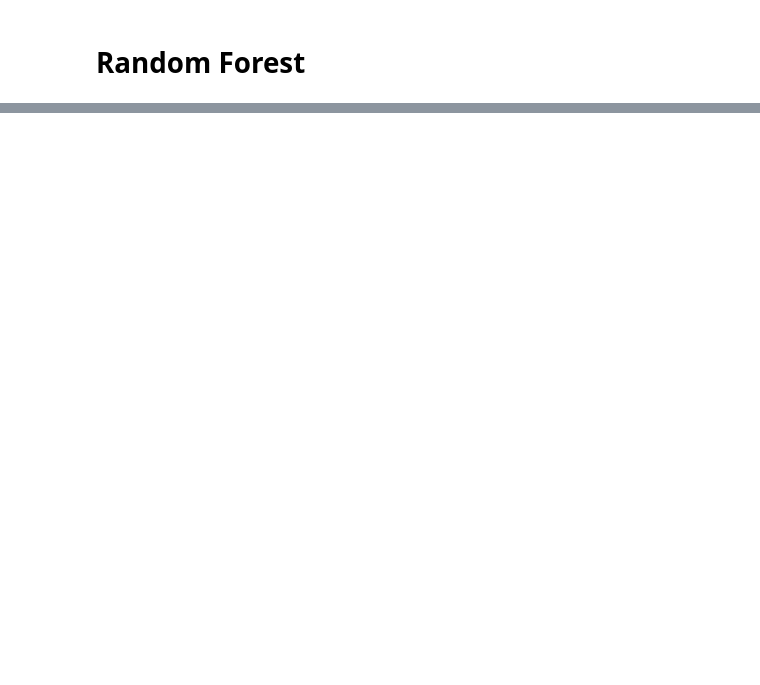
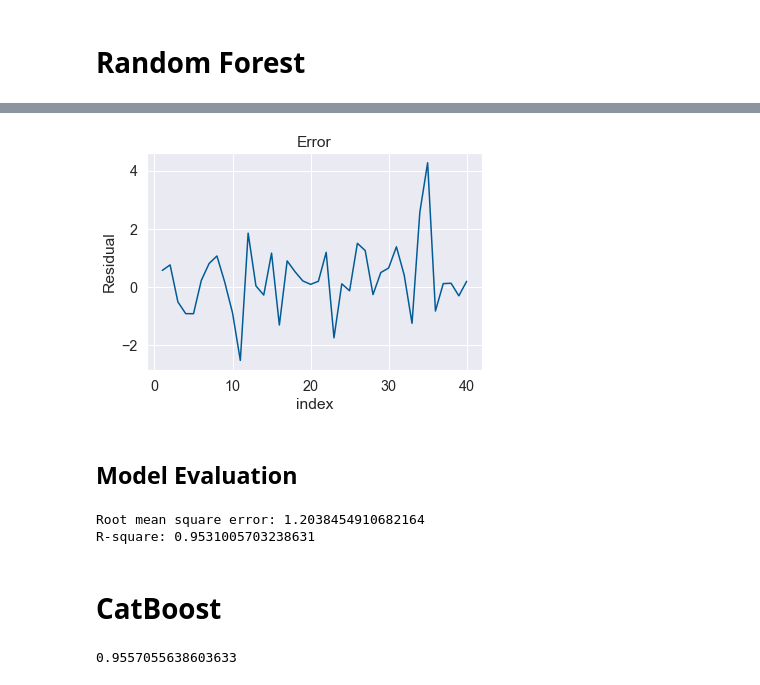
Before and after one commit to Aman123lug/Hacktoberfest2022, a Jupyter notebook: Sales Prediction.ipynb, the cells around one changed output, grey strips where cells are left out. Saved outputs shown, nothing was run; the diff lists cells and outputs as text; code cells hidden in the pictures; blank space fills up the shorter version.

```diff
--- a/Sales Prediction.ipynb
+++ b/Sales Prediction.ipynb
@@ -245,0 +275,12 @@ R-square: 0.9517058494681419
+# %%
+# Plotting the residuals
+resid_xgb = y_pred_xgb - y_test
+plt.plot(c, resid_xgb, color = '#005b96')
+plt.xlabel('index')
+plt.ylabel('Residual')
+plt.title('Error')
+plt.show()
+# %% [output]
+[figure, added]
+# %% [markdown]
+## Model Evaluation
@@ -245,0 +294,8 @@ R-square: 0.9517058494681419
+# %%
+print('Root mean square error:', rmse_xgb)
+print('R-square:', rsquare_xgb)
+# %% [output]
+Root mean square error: 1.2038454910682164
+R-square: 0.9531005703238631
+# %% [markdown]
+# CatBoost
@@ -245,0 +308,7 @@ R-square: 0.9517058494681419
+# %%
+from catboost import CatBoostRegressor
+model_cb = CatBoostRegressor(silent = True)
+model_cb.fit(X_train, y_train)
+model_cb.score(X_test, y_test)
+# %% [output]
+0.9557055638603633
```
Also changed, not shown: parts of 40 cells of this notebook.
